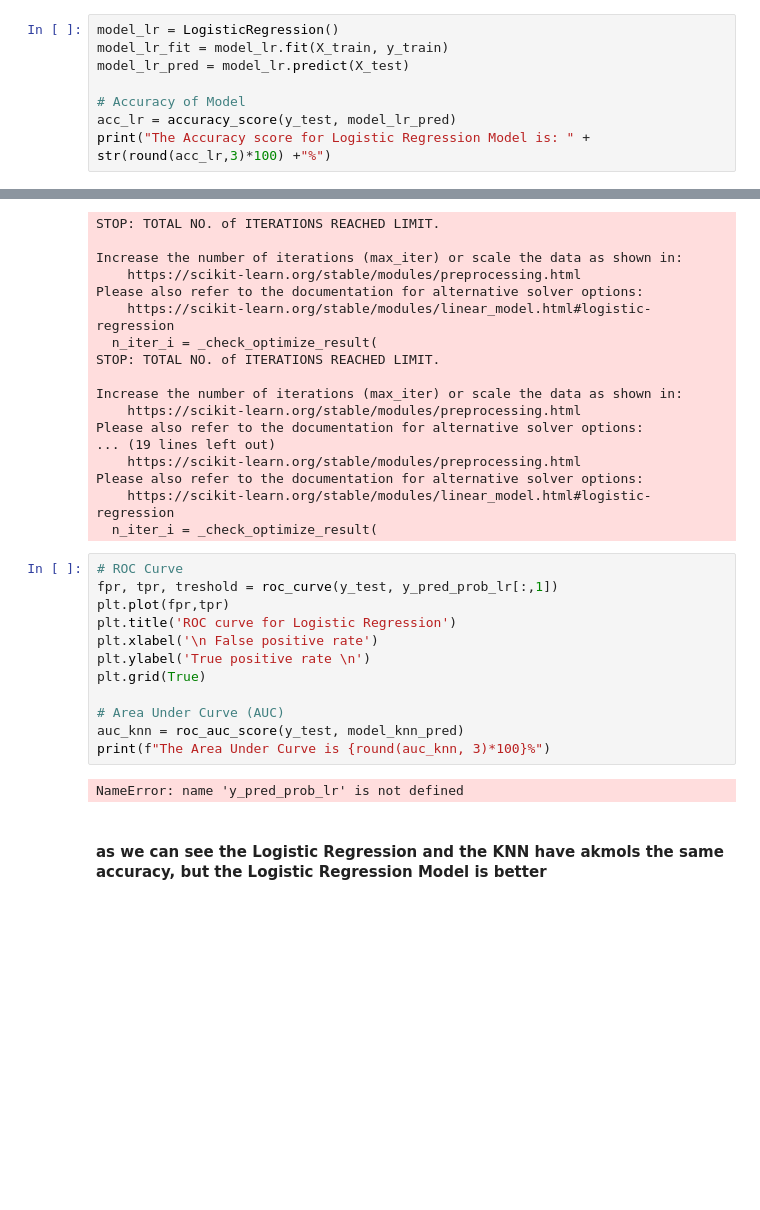
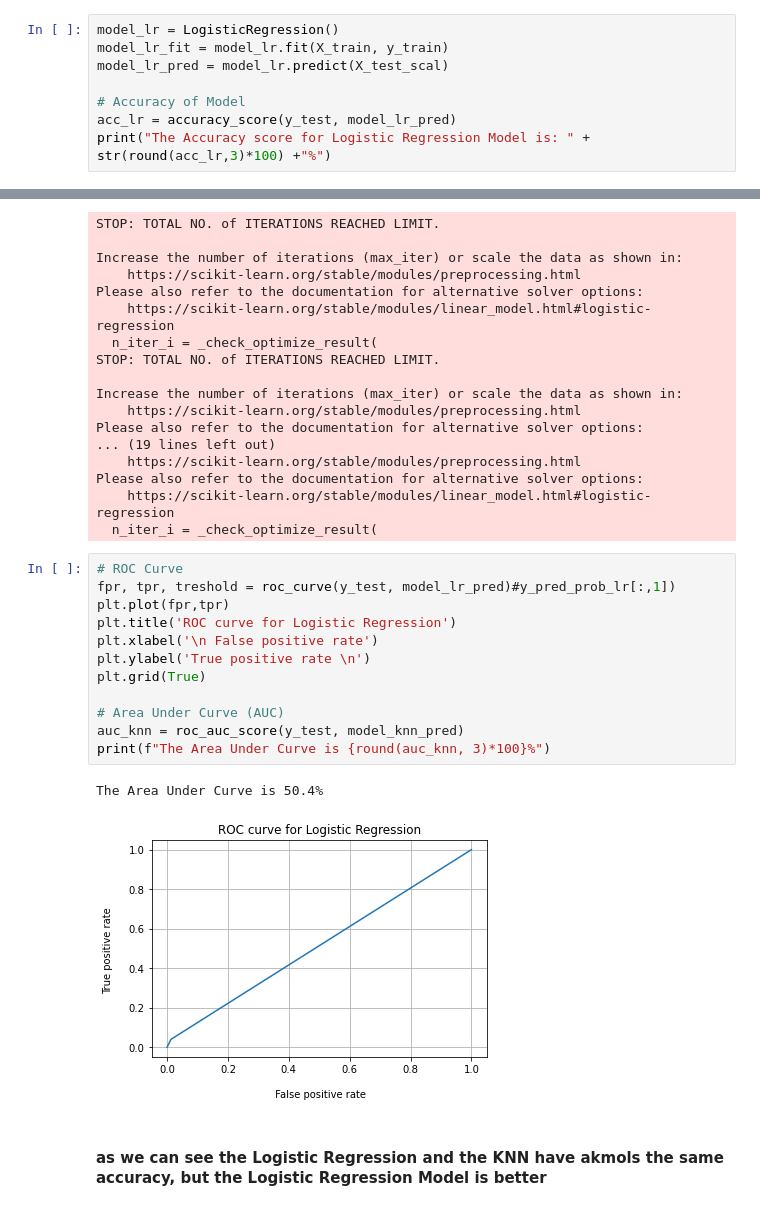
Before and after one commit to tavorlevine/Final-project-2, a Jupyter notebook: _part 3 classification (3).ipynb, the cells around one changed output, grey strips where cells are left out. Drawn from its saved outputs; the diff is of its cells as text; blank space fills up the shorter version.

```diff
--- a/_part 3 classification (3).ipynb
+++ b/_part 3 classification (3).ipynb
@@ -562,7 +562,7 @@ The Area Under Curve is 54.300000000000004%
 # %%
 model_lr = LogisticRegression()
 model_lr_fit = model_lr.fit(X_train, y_train)
-model_lr_pred = model_lr.predict(X_test)
+model_lr_pred = model_lr.predict(X_test_scal)
 
 # Accuracy of Model
 acc_lr = accuracy_score(y_test, model_lr_pred)
@@ -638,18 +638,19 @@ Please also refer to the documentation for alternative solver options:
   n_iter_i = _check_optimize_result(
 # %%
 # ROC Curve
-fpr, tpr, treshold = roc_curve(y_test, y_pred_prob_lr[:,1])
+fpr, tpr, treshold = roc_curve(y_test, model_lr_pred)#y_pred_prob_lr[:,1])
 plt.plot(fpr,tpr)
 plt.title('ROC curve for Logistic Regression')
 plt.xlabel('\n False positive rate')
 plt.ylabel('True positive rate \n')
 plt.grid(True)
 
 # Area Under Curve (AUC)
 auc_knn = roc_auc_score(y_test, model_knn_pred)
 print(f"The Area Under Curve is {round(auc_knn, 3)*100}%")
 # %% [output]
-NameError: name 'y_pred_prob_lr' is not defined
+The Area Under Curve is 50.4%
+[figure, added]
 # %% [markdown]
 #### as we can see the Logistic Regression and the KNN have akmols the same accuracy, but the Logistic Regression Model is better
 # %% [markdown]
```
Also changed, not shown: parts of 3 cells of this notebook.
